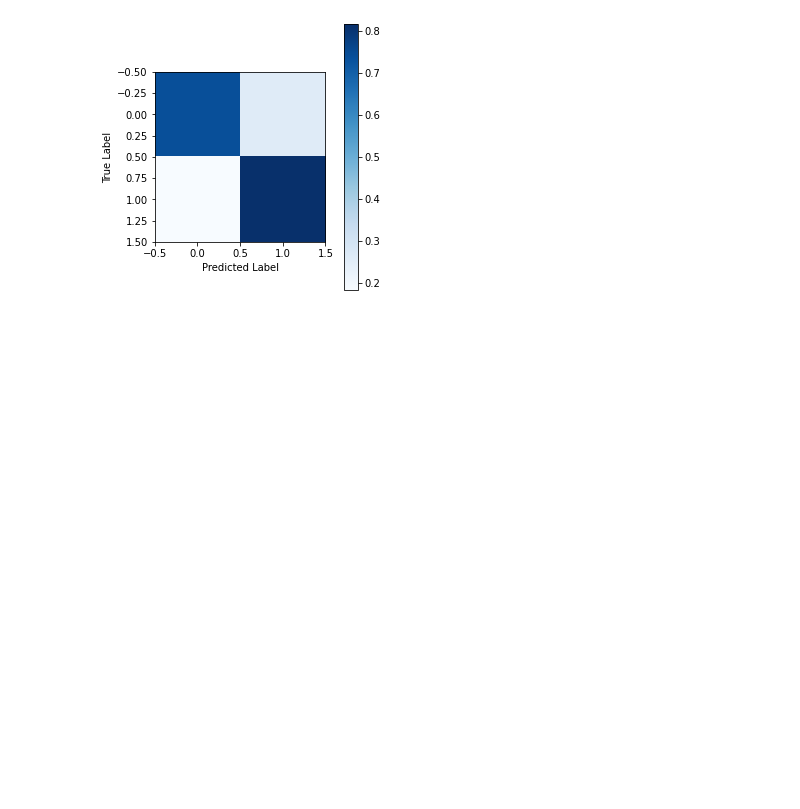
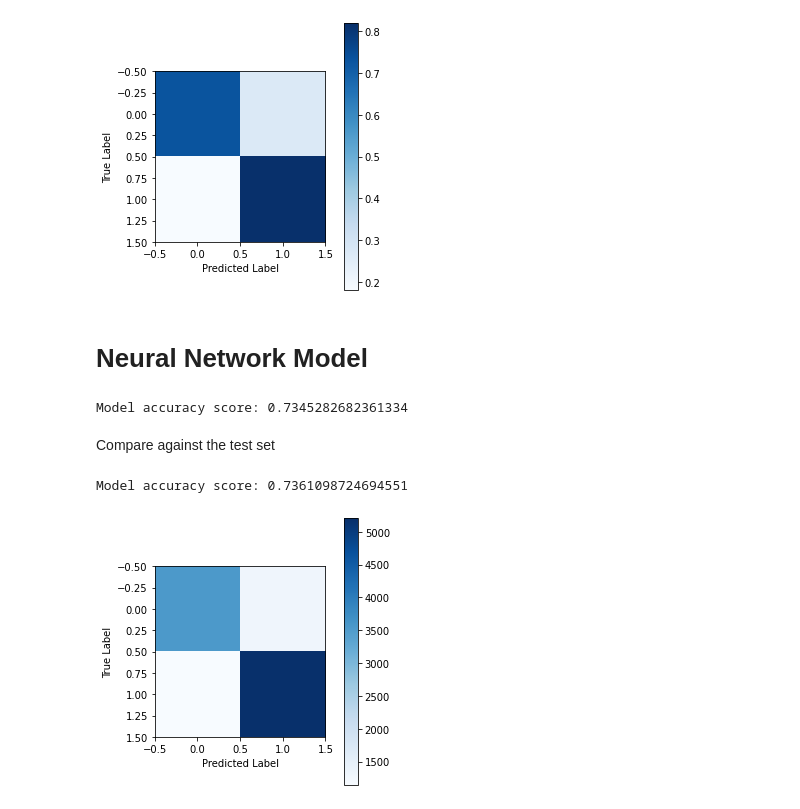
Before and after one commit to medzz123/intro-ai-coursework, a Jupyter notebook: coursework.ipynb, the cells around one changed output. Saved outputs shown, nothing was run; the diff lists cells and outputs as text; code cells hidden in the pictures; blank space fills up the shorter version.

Commit message:
neural network model

```diff
--- a/coursework.ipynb
+++ b/coursework.ipynb
@@ -458,3 +459,29 @@ plot_confusion_matrix(cm_normalized)
 # %% [output]
 Normalized confusion matrix
 [figure]
+# %% [markdown]
+# Neural Network Model
+# %%
+nn_model = MLPClassifier(random_state = 1, max_iter=500).fit(X_train, y_train)
+
+score = nn_model.score(X_test, y_test)
+
+print(f'Model accuracy score: {score}')
+# %% [output]
+Model accuracy score: 0.7345282682361334
+# %% [markdown]
+Compare against the test set
+# %%
+y_pred_train = nn_model.predict(X_train)
+
+score2 = accuracy_score(y_train, y_pred_train)
+
+print(f'Model accuracy score: {score2}')
+# %% [output]
+Model accuracy score: 0.7361098724694551
+# %%
+cm = confusion_matrix(y_test, y_pred_test)
+
+plot_confusion_matrix(cm)
+# %% [output]
+[figure, added]
```
Also changed, not shown: parts of 7 cells of this notebook.
